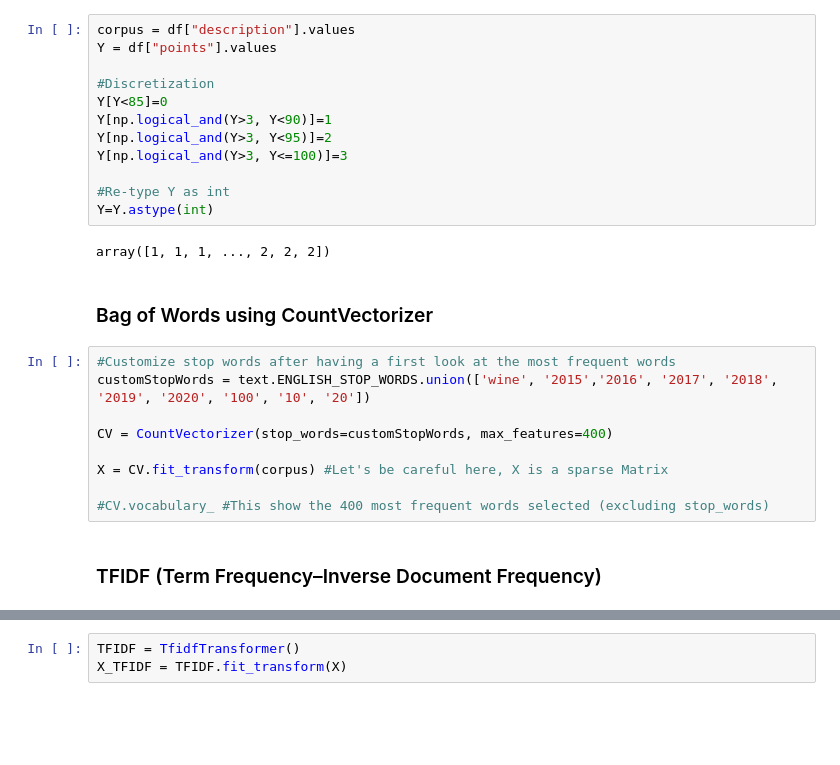
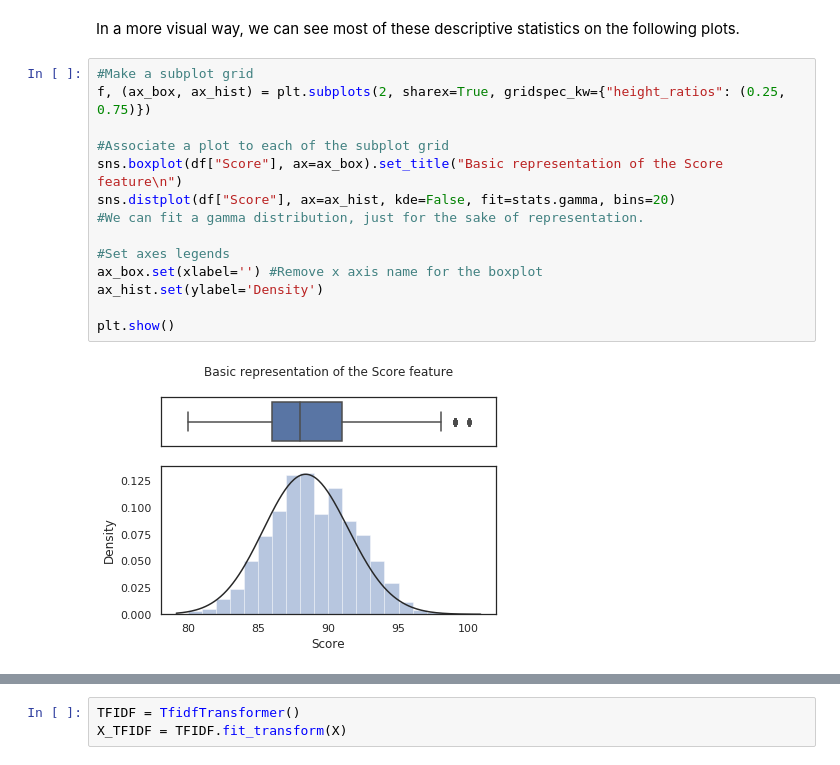
Before and after one commit to L2cGauthier/WineAnalysis, a Jupyter notebook: WineAnalysis.ipynb, the cells around one changed output, grey strips where cells are left out. Cells and saved outputs as stored; diff of their text form; blank space fills up the shorter version.

```diff
--- a/WineAnalysis.ipynb
+++ b/WineAnalysis.ipynb
@@ -142,27 +117,18 @@ First, let's put our text reviews in the corpus variable, and the variable we wa
-# %%
-corpus = df["description"].values
-Y = df["points"].values
-
-#Discretization
-Y[Y<85]=0
-Y[np.logical_and(Y>3, Y<90)]=1
-Y[np.logical_and(Y>3, Y<95)]=2
-Y[np.logical_and(Y>3, Y<=100)]=3
-
-#Re-type Y as int
-Y=Y.astype(int)
-# %% [output]
-array([1, 1, 1, ..., 2, 2, 2])
-# %% [markdown]
-### Bag of Words using CountVectorizer
-# %%
-#Customize stop words after having a first look at the most frequent words
-customStopWords = text.ENGLISH_STOP_WORDS.union(['wine', '2015','2016', '2017', '2018', '2019', '2020', '100', '10', '20'])
-
-CV = CountVectorizer(stop_words=customStopWords, max_features=400)
-
-X = CV.fit_transform(corpus) #Let's be careful here, X is a sparse Matrix
-
-#CV.vocabulary_ #This show the 400 most frequent words selected (excluding stop_words)
-# %% [markdown]
-### TFIDF (Term Frequency–Inverse Document Frequency)
+# %% [markdown]
+In a more visual way, we can see most of these descriptive statistics on the following plots.
+# %%
+#Make a subplot grid
+f, (ax_box, ax_hist) = plt.subplots(2, sharex=True, gridspec_kw={"height_ratios": (0.25, 0.75)})
+
+#Associate a plot to each of the subplot grid
+sns.boxplot(df["Score"], ax=ax_box).set_title("Basic representation of the Score feature\n")
+sns.distplot(df["Score"], ax=ax_hist, kde=False, fit=stats.gamma, bins=20)
+#We can fit a gamma distribution, just for the sake of representation.
+
+#Set axes legends
+ax_box.set(xlabel='') #Remove x axis name for the boxplot
+ax_hist.set(ylabel='Density')
+
+plt.show()
+# %% [output]
+[figure, added]
```
Also changed, not shown: parts of 89 cells of this notebook.
